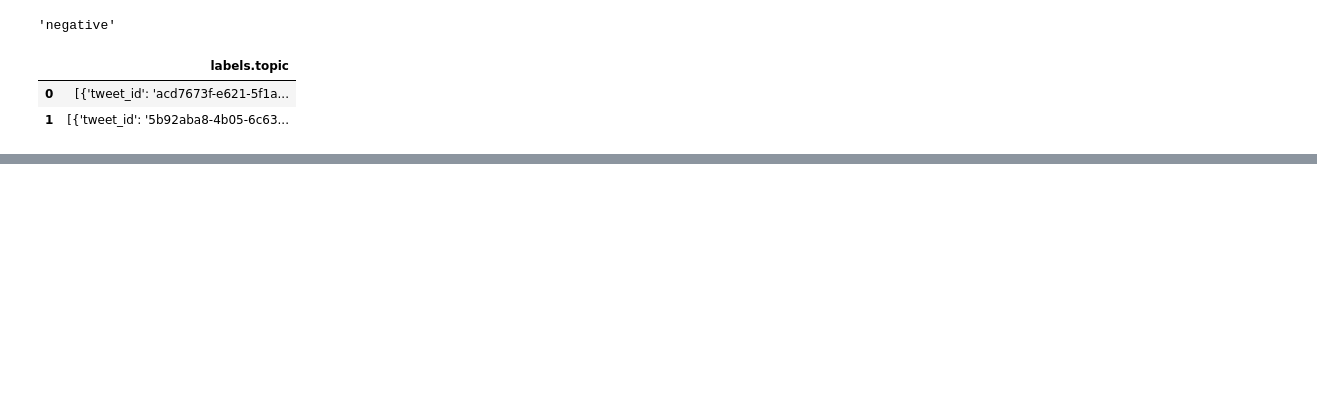
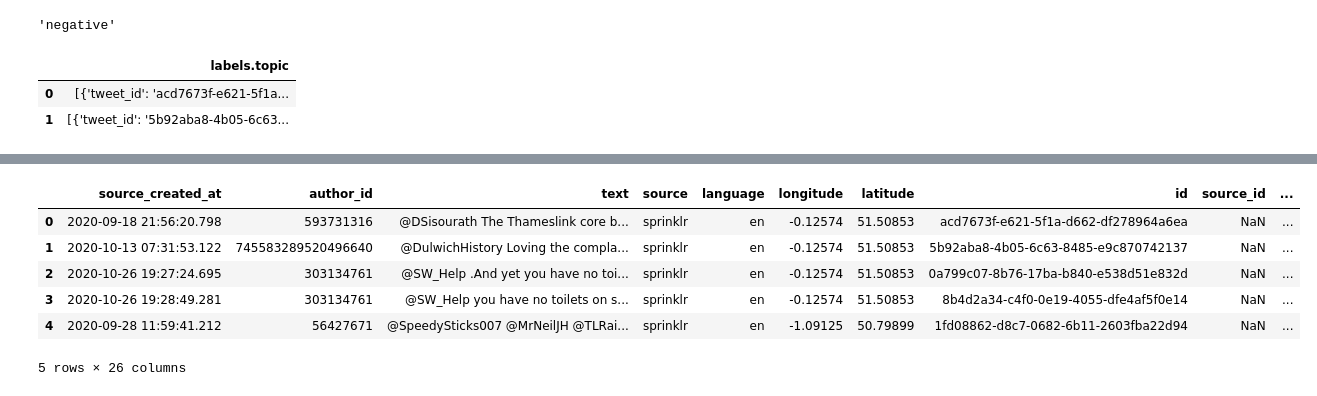
Before and after one commit to Himanshu-Dharma/Elon_bots_sentiment_analysis, a Jupyter notebook: Twitter_sentiment.ipynb, the cells around one changed output, grey strips where cells are left out. Cells and saved outputs as stored; diff of their text form; code cells hidden in the pictures; blank space fills up the shorter version.

```diff
--- a/Twitter_sentiment.ipynb
+++ b/Twitter_sentiment.ipynb
@@ -86,0 +206,20 @@ newpd1.head(2)
+# %%
+import datetime
+import calendar
+flatten_df['weekdayn'] = flatten_df['source_created_at'].dt.dayofweek
+flatten_df['weekday'] = flatten_df['source_created_at'].dt.day_name()
+flatten_df['hour'] = flatten_df['source_created_at'].dt.hour
+flatten_df['month'] = flatten_df['source_created_at'].dt.month
+flatten_df['monthname'] = flatten_df['source_created_at'].dt.month_name()
+flatten_df['year'] = flatten_df['source_created_at'].dt.year
+flatten_df['time'] = flatten_df['source_created_at'].dt.strftime("%H:%M:%S")
+flatten_df['date'] = flatten_df['source_created_at'].dt.date
+flatten_df.head()
+# %% [output]
+|  | source_created_at | author_id | text | source | language | longitude | latitude | id | source_id | ... |
+| 0 | 2020-09-18 21:56:20.798 | 593731316 | @DSisourath The Thameslink core b... | sprinklr | en | -0.12574 | 51.50853 | acd7673f-e621-5f1a-d662-df278964a6ea | NaN | ... |
+| 1 | 2020-10-13 07:31:53.122 | 745583289520496640 | @DulwichHistory Loving the compla... | sprinklr | en | -0.12574 | 51.50853 | 5b92aba8-4b05-6c63-8485-e9c870742137 | NaN | ... |
+| 2 | 2020-10-26 19:27:24.695 | 303134761 | @SW_Help .And yet you have no toi... | sprinklr | en | -0.12574 | 51.50853 | 0a799c07-8b76-17ba-b840-e538d51e832d | NaN | ... |
+| 3 | 2020-10-26 19:28:49.281 | 303134761 | @SW_Help you have no toilets on s... | sprinklr | en | -0.12574 | 51.50853 | 8b4d2a34-c4f0-0e19-4055-dfe4af5f0e14 | NaN | ... |
+| 4 | 2020-09-28 11:59:41.212 | 56427671 | @SpeedySticks007 @MrNeilJH @TLRai... | sprinklr | en | -1.09125 | 50.79899 | 1fd08862-d8c7-0682-6b11-2603fba22d94 | NaN | ... |
+5 rows × 26 columns
```
Also changed, not shown: parts of 39 cells of this notebook.
